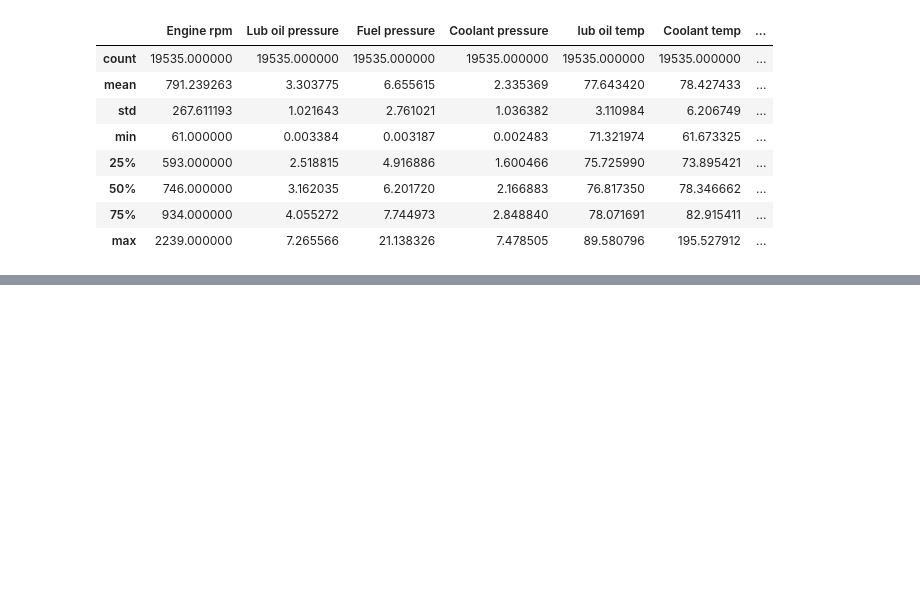
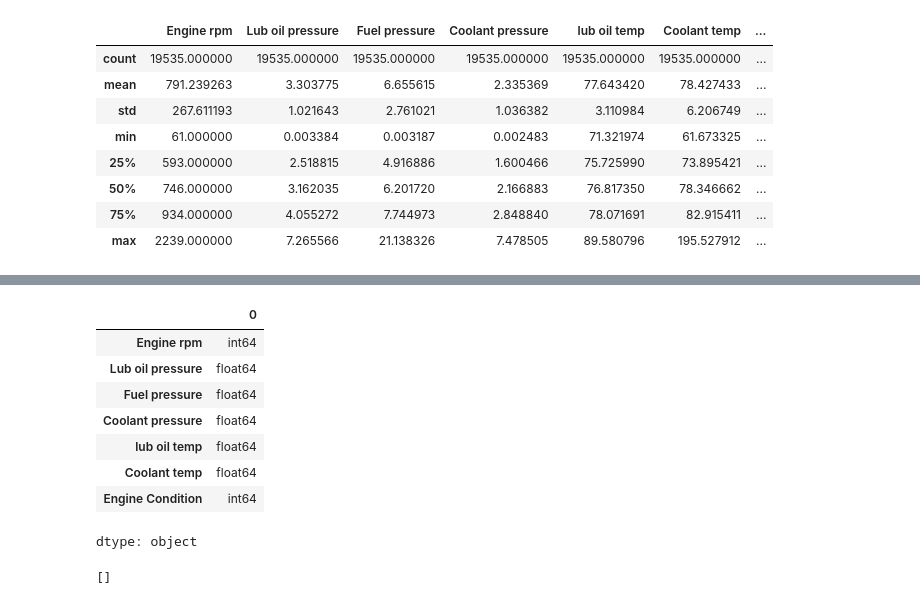
Before and after one commit to ammy194/MoodDrive-AI, a Jupyter notebook: notebooks/02_dataset_exploration.ipynb, the cells around one changed output, grey strips where cells are left out. Saved outputs shown, nothing was run; the diff lists cells and outputs as text; code cells hidden in the pictures; blank space fills up the shorter version.

```diff
--- a/notebooks/02_dataset_exploration.ipynb
+++ b/notebooks/02_dataset_exploration.ipynb
@@ -90,0 +235,17 @@ Statistical Summary:
+# %%
+df.dtypes
+# %% [output]
+|  | 0 |
+| Engine rpm | int64 |
+| Lub oil pressure | float64 |
+| Fuel pressure | float64 |
+| Coolant pressure | float64 |
+| lub oil temp | float64 |
+| Coolant temp | float64 |
+| Engine Condition | int64 |
+dtype: object
+# %%
+[col for col in df.columns
+ if 'time' in col.lower() or 'date' in col.lower()]
+# %% [output]
+[]
```
Also changed, not shown: parts of 10 cells of this notebook.
